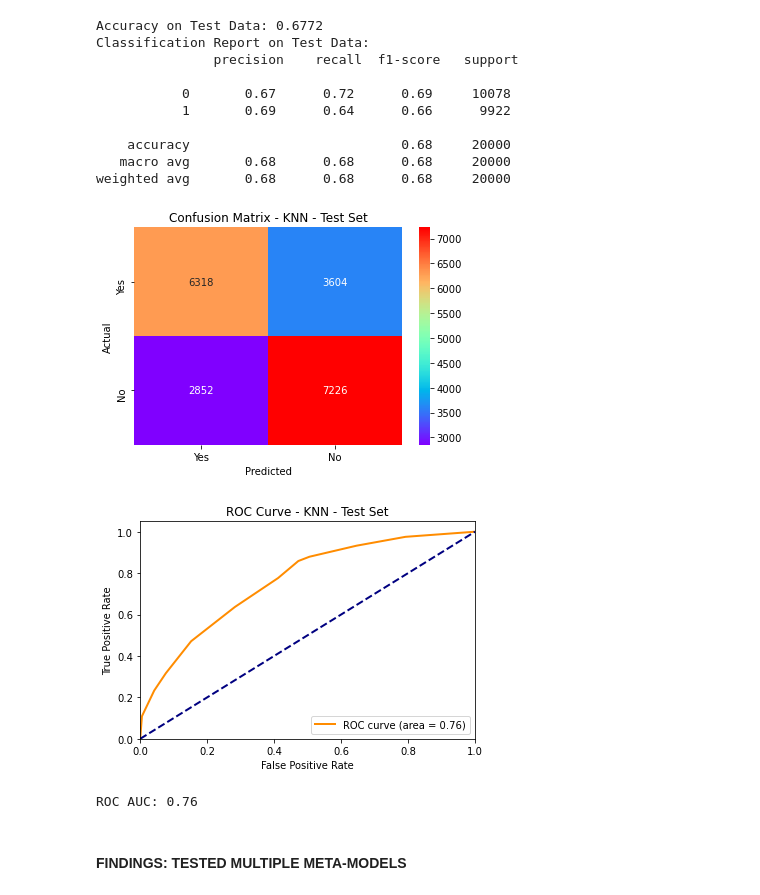
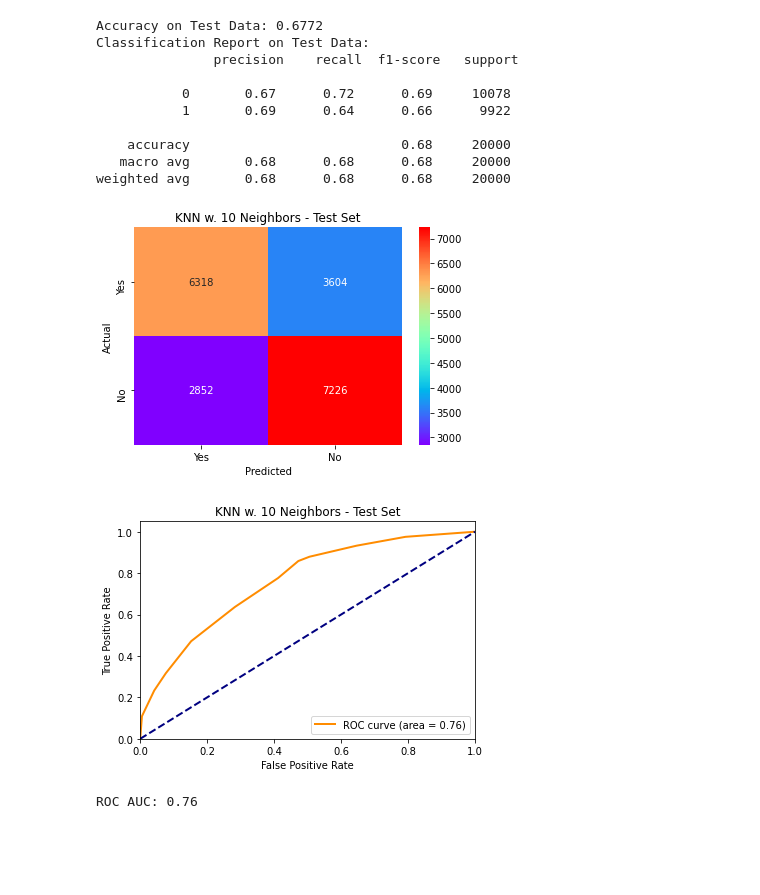
Before and after one commit to Lotus-baumgarner/Will-They-Seek-Treatment, a Jupyter notebook: Models-Conclusions.ipynb, the cells around one changed output. Cells and saved outputs as stored; diff of their text form; code cells hidden in the pictures; blank space fills up the shorter version.

```diff
--- a/Models-Conclusions.ipynb
+++ b/Models-Conclusions.ipynb
@@ -880,7 +892,8 @@ base_models = [
     ))
 ]
 # %%
-# Created the Meta-model using Logistic Regression
+## BLOCK 1
+# Created the Meta-model and experimented using several different model types such as RandomForest, KNN, and SVC.
 meta_model = KNeighborsClassifier(n_neighbors=10)
 
 # Created the stacking ensemble using Stacking Classifier
@@ -889,10 +902,10 @@ stacking_ensemble = StackingClassifier(estimators=base_models, final_estimator=m
 # Final pipeline including preprocessing and stacking ensemble
 final_pipeline = Pipeline([
     ('preprocessor', preprocessor),
-    ('stacking_ensemble', stacking_ensemble)
+    ('stacked_models', stacking_ensemble)
 ])
 
-# Fit the pipeline on the Training Set
+# Fited the pipeline on the Training Set
 final_pipeline.fit(X_train, y_train)
 
 # Made predictions on the Test Set using the final pipeline
@@ -918,28 +931,29 @@ Classification Report on Test Data:
    macro avg       0.68      0.68      0.68     20000
 weighted avg       0.68      0.68      0.68     20000
 # %%
+## BLOCK 2
 # Created the confusion matrix for visualization
 cm_stackTest = confusion_matrix(y_test, y_pred_stack, labels=[1, 0])
 sns.heatmap(cm_stackTest, annot=True, fmt='d', cmap='rainbow')
 
 plt.xlabel('Predicted')
 plt.ylabel('Actual')
-plt.title('Confusion Matrix - KNN - Test Set')
+plt.title('KNN w. 10 Neighbors - Test Set')
 
 plt.xticks(ticks=[0.5, 1.5], labels=['Yes', 'No'])
 plt.yticks(ticks=[0.5, 1.5], labels=['Yes', 'No'])
 
-plt.savefig('cmKNN_stackTest.png', dpi=300, bbox_inches='tight')
+# plt.savefig('CM-KNN-Meta-N10.png', dpi=300, bbox_inches='tight')
 
 plt.show()
 # %% [output]
-[figure, old version]
+[figure, new version]
 # %%
+## BLOCK 3:
 # Computed ROC curve and ROC area for each class
 fpr, tpr, _ = roc_curve(y_test, y_pred_proba)
 roc_auc = auc(fpr, tpr)
 
-# Plotted the ROC curve
 plt.figure()
 plt.plot(fpr, tpr, color='darkorange', lw=2, label='ROC curve (area = %0.2f)' % roc_auc)
 plt.plot([0, 1], [0, 1], color='navy', lw=2, linestyle='--')
@@ -949,16 +963,14 @@ plt.ylim([0.0, 1.05])
 
 plt.xlabel('False Positive Rate')
 plt.ylabel('True Positive Rate')
-plt.title('ROC Curve - KNN - Test Set')
+plt.title('KNN w. 10 Neighbors - Test Set')
 plt.legend(loc="lower right")
 
-plt.savefig('ROC_KNN_stackTest.png', dpi=300, bbox_inches='tight')
+# plt.savefig('ROC-KNN-Meta-N10.png', dpi=300, bbox_inches='tight')
 
 plt.show()
 
 print(f'ROC AUC: {roc_auc:.2f}')
 # %% [output]
-[figure, old version]
+[figure, new version]
 ROC AUC: 0.76
-# %% [markdown]
-#### FINDINGS: TESTED MULTIPLE META-MODELS
```
Also changed, not shown: parts of 7 cells of this notebook.
